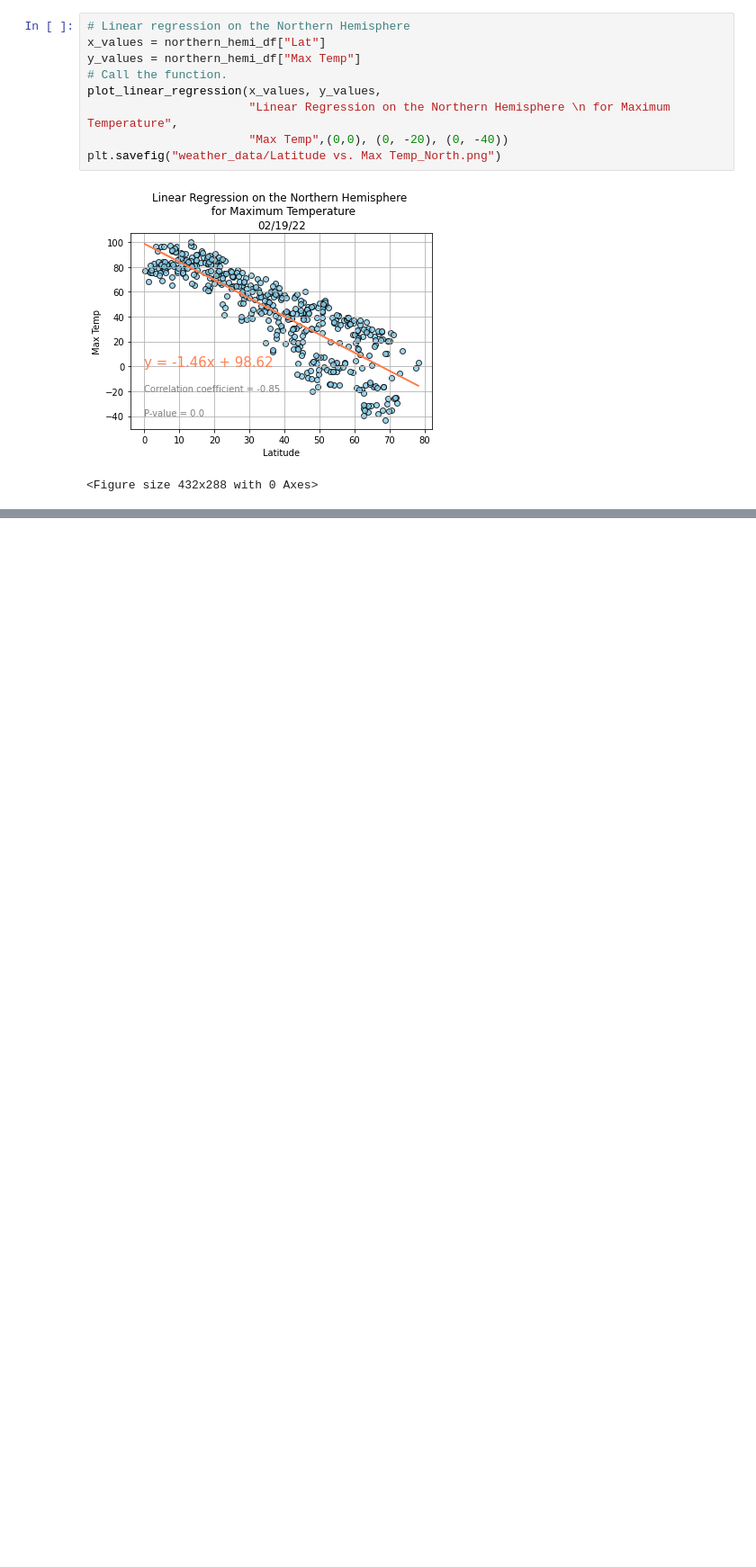
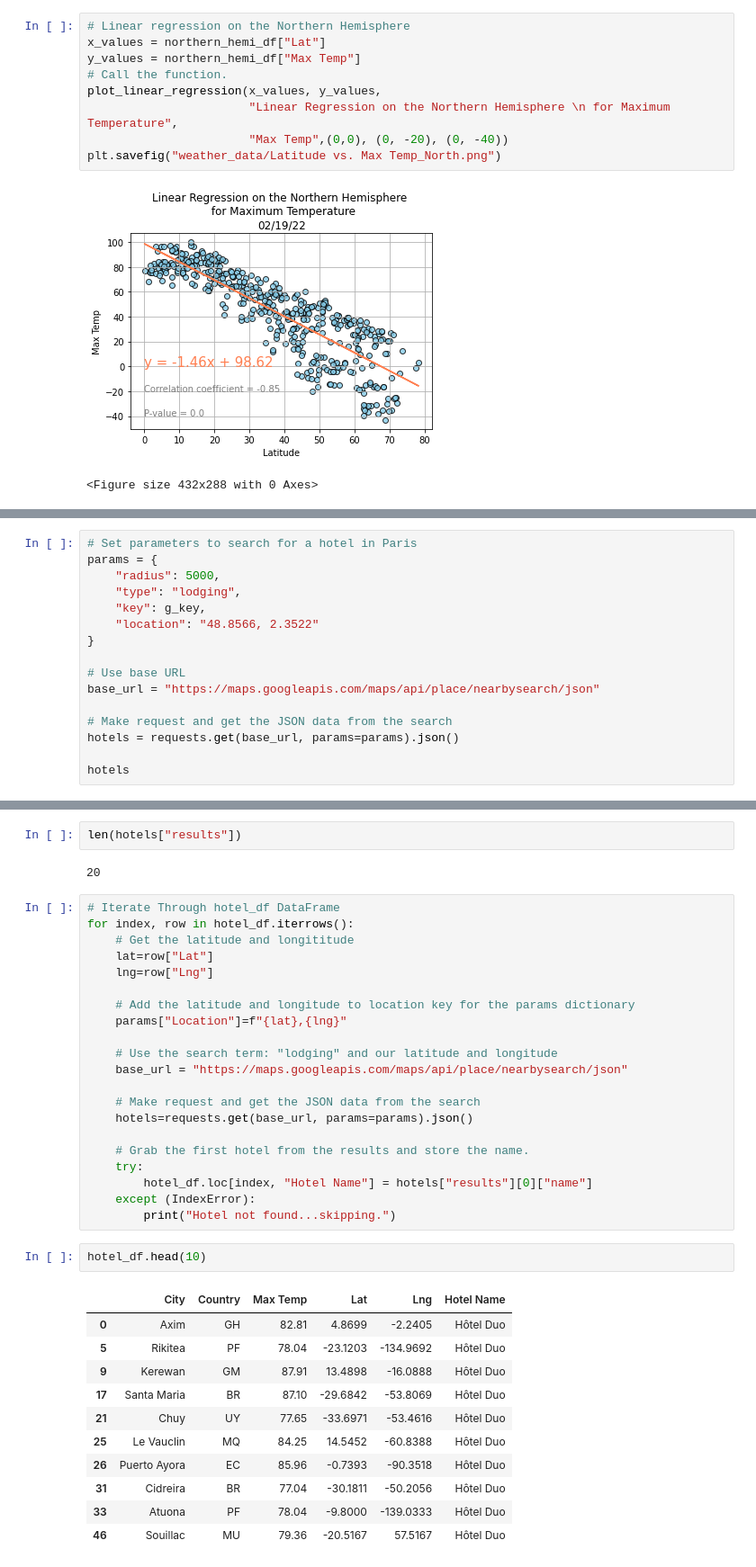
Before and after one commit to Aigerim-Zh/World-Weather-Analysis, a Jupyter notebook: WeatherPy.ipynb, the cells around one changed output, grey strips where cells are left out. Shown at 90% size. Drawn from its saved outputs; the diff is of its cells as text; blank space fills up the shorter version.

```diff
--- a/WeatherPy.ipynb
+++ b/WeatherPy.ipynb
@@ -508,0 +715,16 @@ plt.savefig("weather_data/Latitude vs. Wind Speed_South.png")
+# %%
+# Set parameters to search for a hotel in Paris
+params = {
+    "radius": 5000,
+    "type": "lodging",
+    "key": g_key,
+    "location": "48.8566, 2.3522"
+}
+
+# Use base URL
+base_url = "https://maps.googleapis.com/maps/api/place/nearbysearch/json"
+
+# Make request and get the JSON data from the search
+hotels = requests.get(base_url, params=params).json()
+
+hotels
@@ -508,0 +749,39 @@ plt.savefig("weather_data/Latitude vs. Wind Speed_South.png")
+# %%
+len(hotels["results"])
+# %% [output]
+20
+# %%
+# Iterate Through hotel_df DataFrame
+for index, row in hotel_df.iterrows():
+    # Get the latitude and longititude
+    lat=row["Lat"]
+    lng=row["Lng"]
+
+    # Add the latitude and longitude to location key for the params dictionary
+    params["Location"]=f"{lat},{lng}"
+
+    # Use the search term: "lodging" and our latitude and longitude
+    base_url = "https://maps.googleapis.com/maps/api/place/nearbysearch/json"
+
+    # Make request and get the JSON data from the search
+    hotels=requests.get(base_url, params=params).json()
+
+    # Grab the first hotel from the results and store the name.
+    try:
+        hotel_df.loc[index, "Hotel Name"] = hotels["results"][0]["name"]
+    except (IndexError):
+        print("Hotel not found...skipping.")
+# %%
+hotel_df.head(10)
+# %% [output]
+|  | City | Country | Max Temp | Lat | Lng | Hotel Name |
+| 0 | Axim | GH | 82.81 | 4.8699 | -2.2405 | Hôtel Duo |
+| 5 | Rikitea | PF | 78.04 | -23.1203 | -134.9692 | Hôtel Duo |
+| 9 | Kerewan | GM | 87.91 | 13.4898 | -16.0888 | Hôtel Duo |
+| 17 | Santa Maria | BR | 87.10 | -29.6842 | -53.8069 | Hôtel Duo |
+| 21 | Chuy | UY | 77.65 | -33.6971 | -53.4616 | Hôtel Duo |
+| 25 | Le Vauclin | MQ | 84.25 | 14.5452 | -60.8388 | Hôtel Duo |
+| 26 | Puerto Ayora | EC | 85.96 | -0.7393 | -90.3518 | Hôtel Duo |
+| 31 | Cidreira | BR | 77.04 | -30.1811 | -50.2056 | Hôtel Duo |
+| 33 | Atuona | PF | 78.04 | -9.8000 | -139.0333 | Hôtel Duo |
+| 46 | Souillac | MU | 79.36 | -20.5167 | 57.5167 | Hôtel Duo |
```
Also changed, not shown: parts of 76 cells of this notebook, 3 other files.
